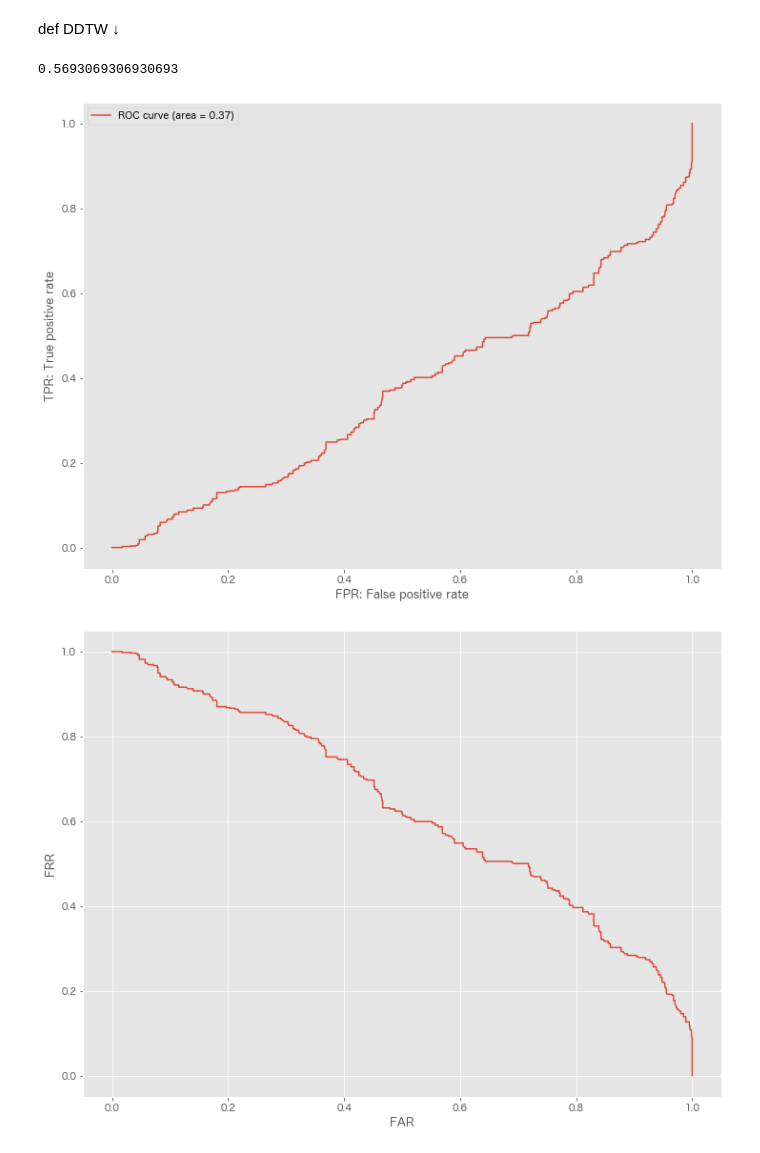
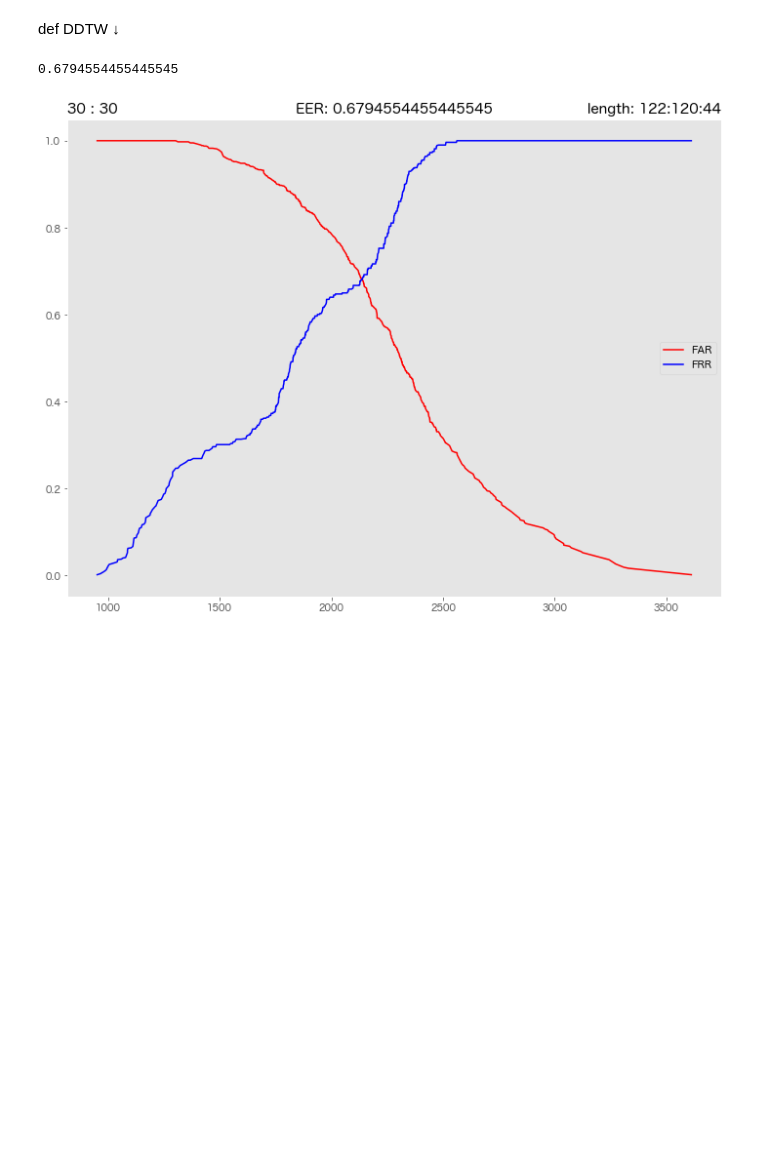
Before and after one commit to Isshin-Py-Sw-La-Me/Portfolio, a Jupyter notebook: Project/bs_12.ipynb, the cells around one changed output. Saved outputs shown, nothing was run; the diff lists cells and outputs as text; code cells hidden in the pictures; blank space fills up the shorter version.

```diff
--- a/Project/bs_12.ipynb
+++ b/Project/bs_12.ipynb
@@ -96,8 +96,8 @@ first_date_cand = pd.date_range("2022-01-01", "2022-02-01")
 score_G = []
 score_I = []
 
-diff_day_1 = 21
-diff_day_2 = 21
+diff_day_1 = 30
+diff_day_2 = 30
 
 data = df
 
@@ -113,7 +113,7 @@ for h in range(len(users)):
         t_Q = pd.DataFrame(
             data.loc[
                 (data["User"] == user)
-                & (data["state"] == "ON")
+                & ((data["state"] == "ON") | (data["state"] == "OFF"))
                 & (data["date"] > first_date[0] + dt.timedelta(seconds=1))
                 & (data["date"] < last_date[0])
             ]["battery"].copy()
@@ -122,59 +122,50 @@ for h in range(len(users)):
         t_T = pd.DataFrame(
             data.loc[
                 (data["User"] == user)
-                & (data["state"] == "ON")
+                & ((data["state"] == "ON") | (data["state"] == "OFF"))
                 & (data["date"] > (first_date[0] - dt.timedelta(days=diff_day_2)))
                 & (data["date"] < (first_date[0]))
             ]["battery"].copy()
         )
 
         i_Q = pd.DataFrame(
             data.loc[
                 (data["User"] == imposter)
-                & (data["state"] == "ON")
+                & ((data["state"] == "ON") | (data["state"] == "OFF"))
                 & (data["date"] > first_date[0] + dt.timedelta(seconds=1))
                 & (data["date"] < last_date[0])
             ]["battery"].copy()
         )
 
         a, b, ddtw_1 = DDTW(t_T, t_Q)
         score_G.append(ddtw_1)
 
         a, b, ddtw_2 = DDTW(t_T, i_Q)
         score_I.append(ddtw_2)
 
 grand_truth = np.concatenate((np.ones(len(score_G)), np.zeros(len(score_I))))
 score = np.concatenate((score_G, score_I))
 far, tpr, threshold = metrics.roc_curve(grand_truth, score)
 auc = metrics.auc(far, tpr)
 frr = 1.0 - tpr
 eer = far[np.where((far - frr) < 0)[0][-1]]
 print(eer)
 
+far_kai = pd.DataFrame(far[1:-1]).copy().set_index(threshold[1:-1])
+frr_kai = pd.DataFrame(frr[1:-1]).copy().set_index(threshold[1:-1])
 
-plt.plot(far, tpr, label="ROC curve (area = %.2f)" % auc)
+fig = plt.figure()
+plt.title(f"{diff_day_1} : {diff_day_2}", loc="left")
+plt.title(f"EER: {eer}", loc="center")
+plt.title(f"length: {len(t_T)}:{len(t_Q)}:{len(i_Q)}", loc="right")
+
+plt.plot(far_kai, color="r", label="FAR")
+plt.plot(frr_kai, color="b", label="FRR")
 plt.legend()
-plt.xlabel("FPR: False positive rate")
-plt.ylabel("TPR: True positive rate")
 plt.grid()
 plt.show()
 
-plt.plot(far, frr)
-plt.xlabel("FAR")
-plt.ylabel("FRR")
-plt.show()
-
-far_kai = pd.DataFrame(far[1:-1]).copy().set_index(threshold[1:-1])
-frr_kai = pd.DataFrame(frr[1:-1]).copy().set_index(threshold[1:-1])
-plt.plot(far_kai, color="r")
-plt.plot(frr_kai, color="b")
-plt.show()
-# print((first_date[0] + dt.timedelta(seconds=1)), last_date[0])
-# print(first_date[0] - dt.timedelta(days=diff_day_2), first_date[0])
-# print(len(t_Q), len(t_T))
-# print(ddtw)
-# EER:0.5618811881188119
+fig.savefig(f"../bs_2_results/{diff_day_1}_{diff_day_2}_simple_on_off.png")
 # %% [output]
-0.5693069306930693
+0.6794554455445545
-[figure, old version]
+[figure, new version]
-[figure, removed]
```
Also changed, not shown: parts of 5 cells of this notebook, 1 other file.
